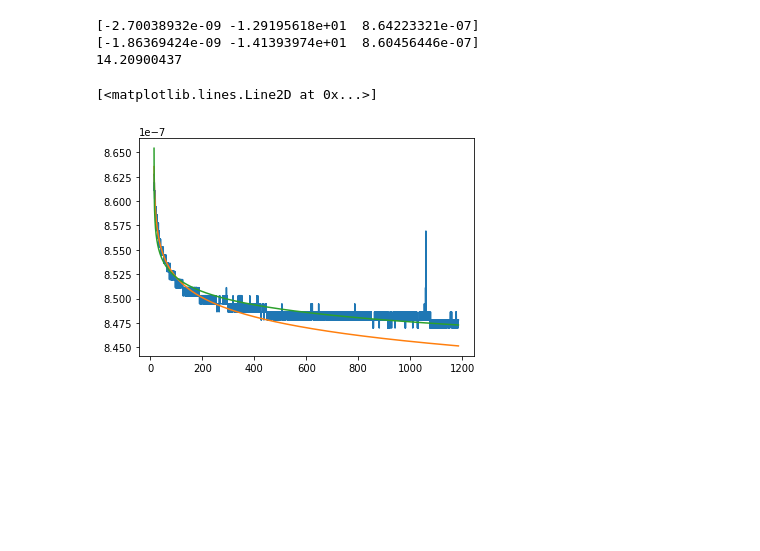
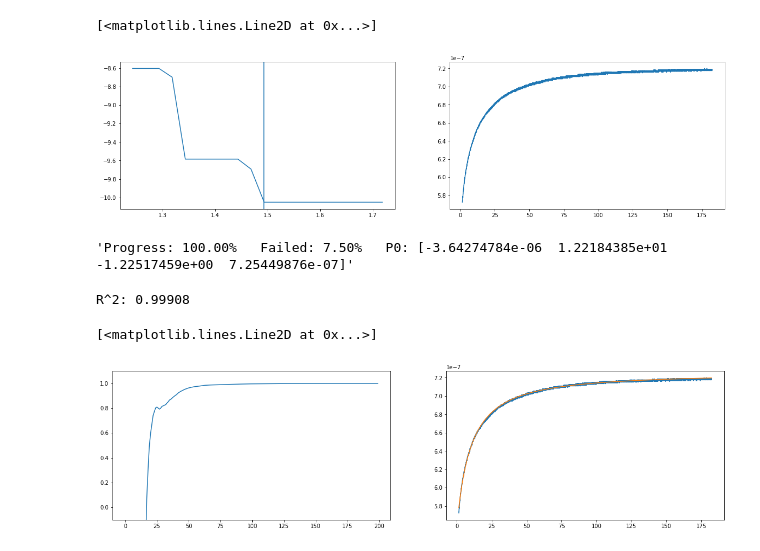
Before and after one commit to Brad-Hesson/actuator_testing, a Jupyter notebook: fit_testing.ipynb, the cells around one changed output. Drawn from its saved outputs; the diff is of its cells as text; code cells hidden in the pictures; blank space fills up the shorter version.

Commit message:
added rsquared computation

```diff
--- a/fit_testing.ipynb
+++ b/fit_testing.ipynb
@@ -32,20 +6,19 @@ plt.plot(xs, F(xs,*cvec2))
-# %%
-#def F(x, a, w, c): return a*np.log(x+w)+c
-def F(x, a, w, c): return a*np.log(x+w)+c
-
-end = int(len(xs)*stop)
-[cvec1, _] = curve_fit(F, xs[:end], ys[:end], p0=[1, 10, 0])
-[cvec2, _] = curve_fit(F, xs, ys, p0=[1, 10, 0])
-
-print(cvec1)
-print(cvec2)
-print(xs[0])
-plt.plot(xs, ys)
-plt.plot(xs, F(xs,*cvec1))
-plt.plot(xs, F(xs,*cvec2))
-# %% [output]
-[-2.70038932e-09 -1.29195618e+01  8.64223321e-07]
-[-1.86369424e-09 -1.41393974e+01  8.60456446e-07]
-14.20900437
-[<matplotlib.lines.Line2D at 0x...>]
-[figure, removed]
+# %%
+fname = 'default6.csv'
+fname = '4plate_v1/P10min_A500m_S1p/acq0001.csv'
+dat = np.loadtxt(fname, delimiter=',', dtype=np.float64, skiprows=21)
+ds = dat[:,2]
+start = np.argmax(np.abs(ds - ds[-1]) < 0.1)
+xs = dat[start:,0]
+ys = dat[start:,1]
+
+plt.figure(figsize=(20,5))
+plt.subplot(1,2,1)
+plt.plot(dat[start-10:start+10,0],dat[start-10:start+10,2])
+plt.axvline(dat[start,0])
+
+plt.subplot(1,2,2)
+plt.plot(xs, ys)
+# %% [output]
+[<matplotlib.lines.Line2D at 0x...>]
+[figure, added]
@@ -51,0 +54,21 @@ plt.plot(xs, F(xs,*cvec2))
+# %%
+def F(x, a, w, b, c): return a*np.power(x+w,b)+c
+p0 = [1, 30, -1, 0]
+
+plt.figure(figsize=(20,5))
+plt.subplot(1,2,1)
+rs = compute_rsquared_data(F, p0, xs, ys)
+plt.plot(rs)
+plt.ylim(-0.1,1.1)
+print("R^2: %.5f"%(rs[-1]))
+
+[cvec, _] = curve_fit(F, xs, ys, p0=p0, maxfev=1000)
+
+plt.subplot(1,2,2)
+plt.plot(xs, ys)
+plt.plot(xs, F(xs,*cvec))
+# %% [output]
+'Progress: 100.00%   Failed: 7.50%   P0: [-3.64274784e-06  1.22184385e+01 -1.22517459e+00  7.25449876e-07]'
+R^2: 0.99908
+[<matplotlib.lines.Line2D at 0x...>]
+[figure, added]
```
Also changed, not shown: parts of 6 cells of this notebook.
